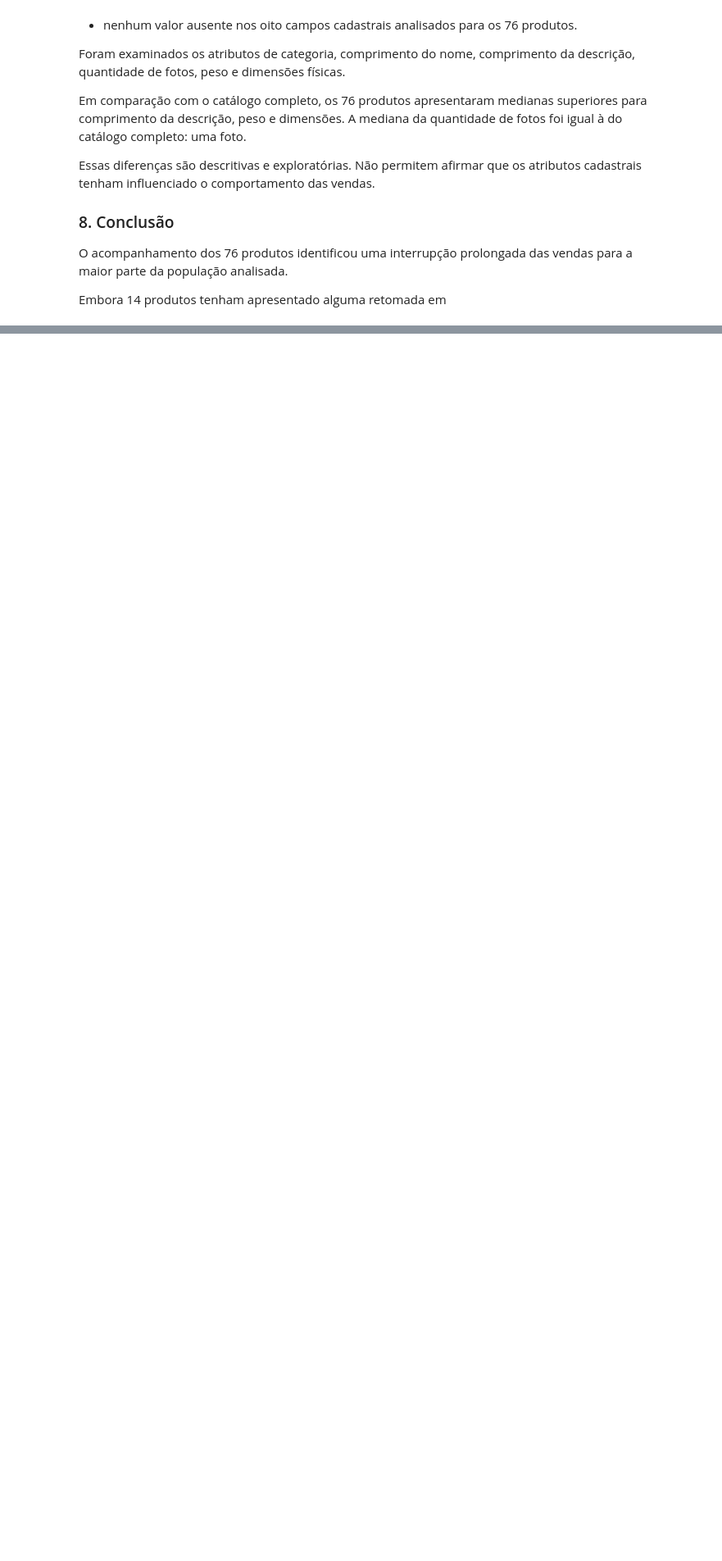
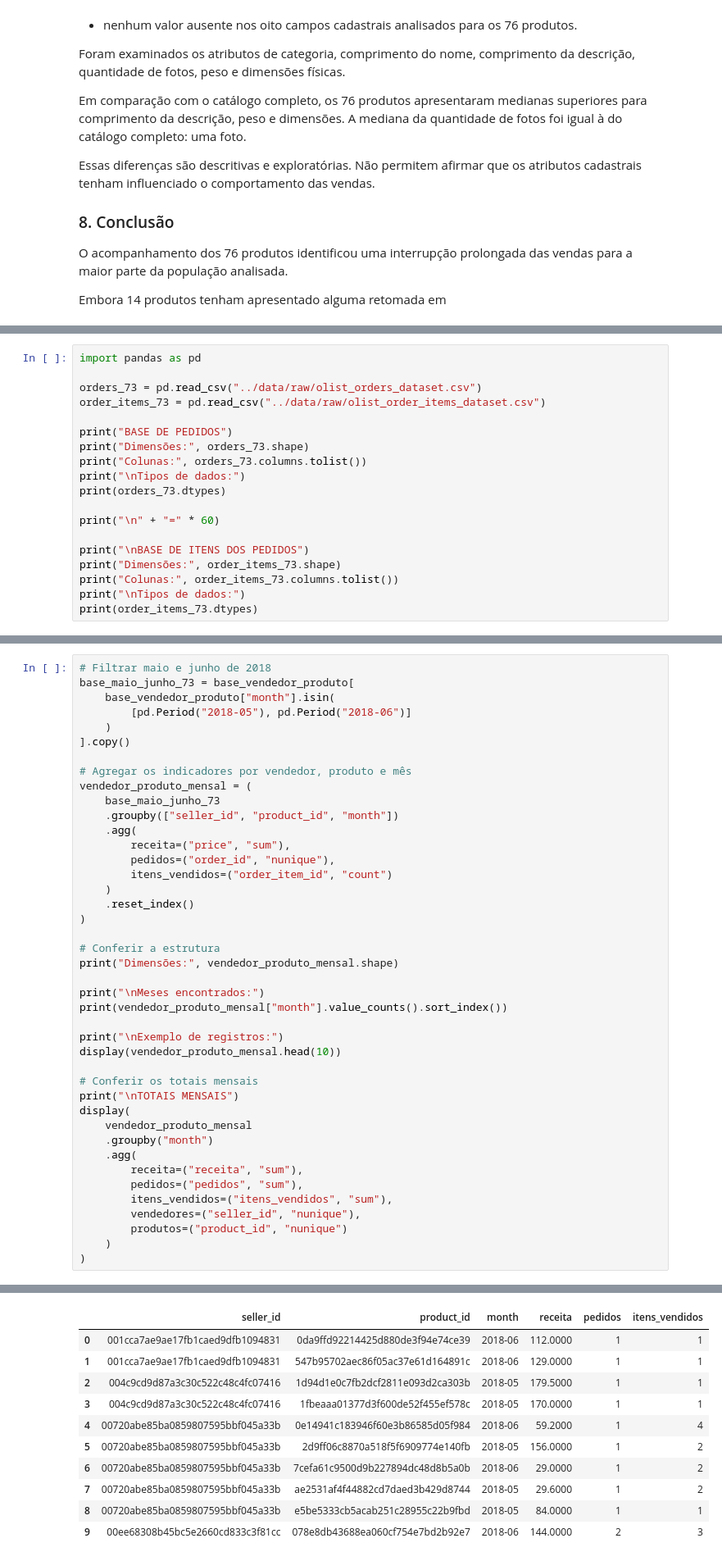
Before and after one commit to AgathaAlmeida7/case-01-queda-vendas, a Jupyter notebook: notebooks/04_diagnosis.ipynb, the cells around one changed output, grey strips where cells are left out. Shown at 82% size. Drawn from its saved outputs; the diff is of its cells as text; blank space fills up the shorter version.

```diff
--- a/notebooks/04_diagnosis.ipynb
+++ b/notebooks/04_diagnosis.ipynb
@@ -3608,0 +3619,19 @@ Embora 14 produtos tenham apresentado alguma retomada em
+# %%
+import pandas as pd
+
+orders_73 = pd.read_csv("../data/raw/olist_orders_dataset.csv")
+order_items_73 = pd.read_csv("../data/raw/olist_order_items_dataset.csv")
+
+print("BASE DE PEDIDOS")
+print("Dimensões:", orders_73.shape)
+print("Colunas:", orders_73.columns.tolist())
+print("\nTipos de dados:")
+print(orders_73.dtypes)
+
+print("\n" + "=" * 60)
+
+print("\nBASE DE ITENS DOS PEDIDOS")
+print("Dimensões:", order_items_73.shape)
+print("Colunas:", order_items_73.columns.tolist())
+print("\nTipos de dados:")
+print(order_items_73.dtypes)
@@ -3608,0 +3753,43 @@ Embora 14 produtos tenham apresentado alguma retomada em
+# %%
+# Filtrar maio e junho de 2018
+base_maio_junho_73 = base_vendedor_produto[
+    base_vendedor_produto["month"].isin(
+        [pd.Period("2018-05"), pd.Period("2018-06")]
+    )
+].copy()
+
+# Agregar os indicadores por vendedor, produto e mês
+vendedor_produto_mensal = (
+    base_maio_junho_73
+    .groupby(["seller_id", "product_id", "month"])
+    .agg(
+        receita=("price", "sum"),
+        pedidos=("order_id", "nunique"),
+        itens_vendidos=("order_item_id", "count")
+    )
+    .reset_index()
+)
+
+# Conferir a estrutura
+print("Dimensões:", vendedor_produto_mensal.shape)
+
+print("\nMeses encontrados:")
+print(vendedor_produto_mensal["month"].value_counts().sort_index())
+
+print("\nExemplo de registros:")
+display(vendedor_produto_mensal.head(10))
+
+# Conferir os totais mensais
+print("\nTOTAIS MENSAIS")
+display(
+    vendedor_produto_mensal
+    .groupby("month")
+    .agg(
+        receita=("receita", "sum"),
+        pedidos=("pedidos", "sum"),
+        itens_vendidos=("itens_vendidos", "sum"),
+        vendedores=("seller_id", "nunique"),
+        produtos=("product_id", "nunique")
+    )
+)
+# %% [output]
@@ -3608,0 +3805,11 @@ Embora 14 produtos tenham apresentado alguma retomada em
+|  | seller_id | product_id | month | receita | pedidos | itens_vendidos |
+| 0 | 001cca7ae9ae17fb1caed9dfb1094831 | 0da9ffd92214425d880de3f94e74ce39 | 2018-06 | 112.0000 | 1 | 1 |
+| 1 | 001cca7ae9ae17fb1caed9dfb1094831 | 547b95702aec86f05ac37e61d164891c | 2018-06 | 129.0000 | 1 | 1 |
+| 2 | 004c9cd9d87a3c30c522c48c4fc07416 | 1d94d1e0c7fb2dcf2811e093d2ca303b | 2018-05 | 179.5000 | 1 | 1 |
+| 3 | 004c9cd9d87a3c30c522c48c4fc07416 | 1fbeaaa01377d3f600de52f455ef578c | 2018-05 | 170.0000 | 1 | 1 |
+| 4 | 00720abe85ba0859807595bbf045a33b | 0e14941c183946f60e3b86585d05f984 | 2018-06 | 59.2000 | 1 | 4 |
+| 5 | 00720abe85ba0859807595bbf045a33b | 2d9ff06c8870a518f5f6909774e140fb | 2018-05 | 156.0000 | 1 | 2 |
+| 6 | 00720abe85ba0859807595bbf045a33b | 7cefa61c9500d9b227894dc48d8b5a0b | 2018-06 | 29.0000 | 1 | 2 |
+| 7 | 00720abe85ba0859807595bbf045a33b | ae2531af4f44882cd7daed3b429d8744 | 2018-05 | 29.6000 | 1 | 2 |
+| 8 | 00720abe85ba0859807595bbf045a33b | e5be5333cb5acab251c28955c22b9fbd | 2018-05 | 84.0000 | 1 | 1 |
+| 9 | 00ee68308b45bc5e2660cd833c3f81cc | 078e8db43688ea060cf754e7bd2b92e7 | 2018-06 | 144.0000 | 2 | 3 |
```
Also changed, not shown: parts of 19 cells of this notebook.
